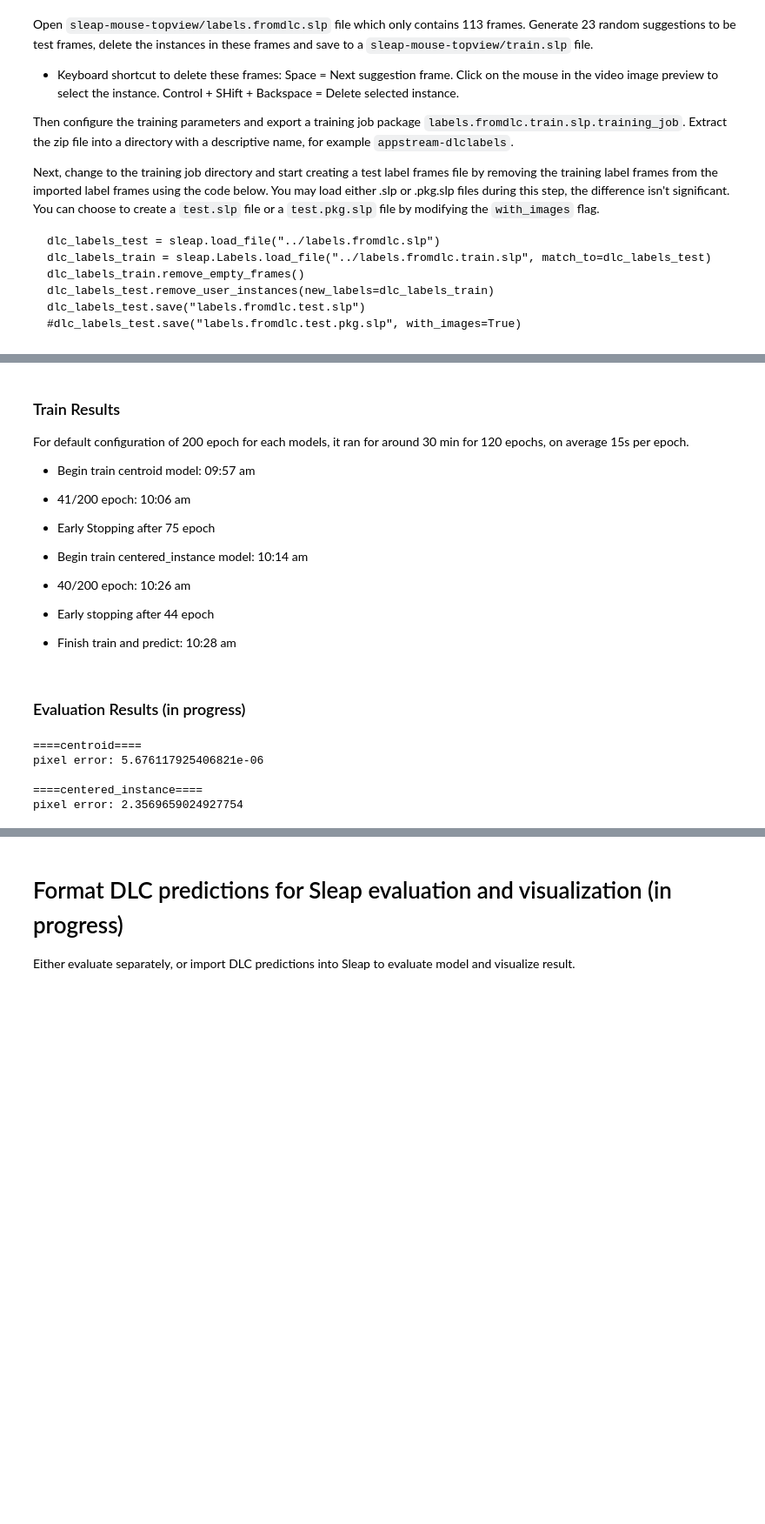
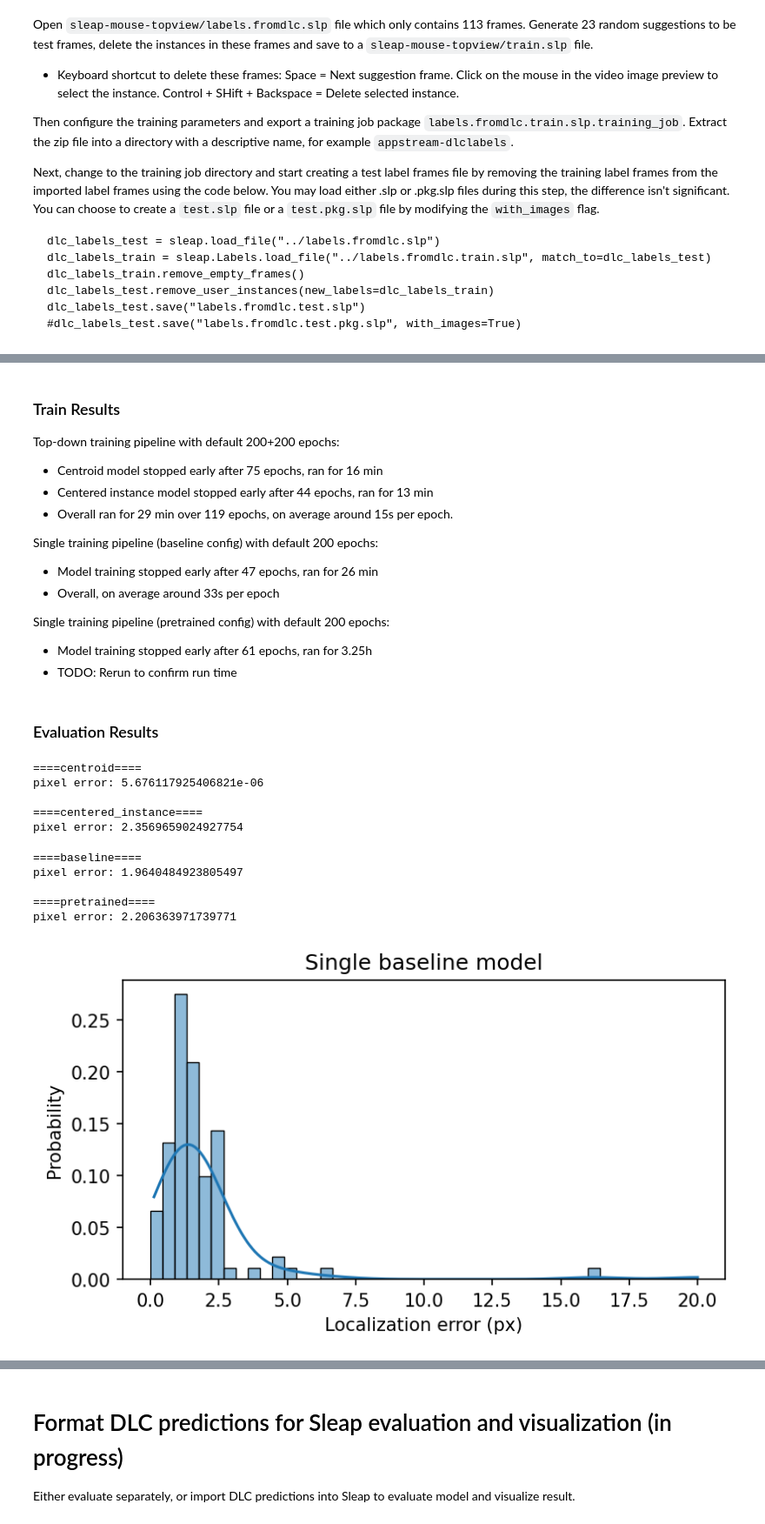
Before and after one commit to Louise-X10/Cloud-Pose-Estimation, a Jupyter notebook: Compare_Sleap.ipynb, the cells around one changed output, grey strips where cells are left out. Shown: that part at 87% size. Drawn from its saved outputs; the diff is of its cells as text; code cells hidden in the pictures; blank space fills up the shorter version.

Commit message:
feat: update train results, refactor nb

```diff
--- a/Compare_Sleap.ipynb
+++ b/Compare_Sleap.ipynb
@@ -39,12 +40,15 @@ from pathlib import Path
 import h5py
 import matplotlib.pyplot as plt
 import numpy as np
+import seaborn as sns
 
 NOTEBOOK_DIR = Path.cwd()
 SLEAP_PROJECT_DIR = NOTEBOOK_DIR / "sleap-mouse-topview"
 SLEAP_DIR = SLEAP_PROJECT_DIR / "appstream-sleap-compare"
 DLC_DIR = SLEAP_PROJECT_DIR / "appstream-dlclabels"
-COMPARE_DIR = SLEAP_PROJECT_DIR / "appstream-dlclabels-epoch200"
+MULTI_COMPARE_DIR = SLEAP_PROJECT_DIR / "appstream-dlclabels-epoch200"
+SINGLE_BASELINE_COMPARE_DIR = SLEAP_PROJECT_DIR / "appstream-dlclabels-epoch200-single-baseline"
+SINGLE_PRETRAINED_COMPARE_DIR = SLEAP_PROJECT_DIR / "appstream-dlclabels-epoch200-single-pretrained"
 # %% [markdown]
 This notebook assumes you use the same file structure denoted above, where the SLEAP_DIR is the training job folder for manual labels, and the DLC_DIR is the training job folder for imported DLC labels. These first two folders are used for trial training where the epoch size is small, and the COMPARE_DIR is the training job folder that uses the imported DLC labels and the default training epoch size, whose result will be used for comparison with DLC training.
 
@@ -211,16 +169,8 @@ Here is how you can load the model metrics for different splits, i.e. train, val
 # %%
 #help(sleap.load_metrics)
-metrics_val = sleap.load_metrics(CENTROID_MODEL, split="val")
-metrics_train = sleap.load_metrics(CENTROID_MODEL, split="train")
 metrics_test = sleap.load_metrics(CENTROID_MODEL, split="test")
 
-print("====train====")
-print("mAP:", metrics_train["oks_voc.mAP"])
-print("pixel error:", metrics_train["dist.avg"])
-print("====validation====")
-print("mAP:", metrics_val["oks_voc.mAP"])
-print("pixel error:", metrics_val["dist.avg"])
-print("====test====")
+print("====model metrics on test split====")
 print("mAP:", metrics_test["oks_voc.mAP"])
 print("pixel error:", metrics_test["dist.avg"])
 print("Error distance (50%):", metrics_test["dist.p50"])
@@ -367,26 +362,29 @@ Then run predictions on the video using the following command, and create the pr
 # %% [markdown]
 ### Train Results
 
-For default configuration of 200 epoch for each models, it ran for around 30 min for 120 epochs, on average 15s per epoch.
+Top-down training pipeline with default 200+200 epochs:
 
-- Begin train centroid model: 09:57 am
-- 41/200 epoch: 10:06 am
-- Early Stopping after 75 epoch
+- Centroid model stopped early after 75 epochs, ran for 16 min
+- Centered instance model stopped early after 44 epochs, ran for 13 min
+- Overall ran for 29 min over 119 epochs, on average around 15s per epoch.
 
-- Begin train centered_instance model: 10:14 am
-- 40/200 epoch: 10:26 am
-- Early stopping after 44 epoch
-- Finish train and predict: 10:28 am
+Single training pipeline (baseline config) with default 200 epochs:
+
+- Model training stopped early after 47 epochs, ran for 26 min
+- Overall, on average around 33s per epoch
+
+Single training pipeline (pretrained config) with default 200 epochs:
+
+- Model training stopped early after 61 epochs, ran for 3.25h
+- TODO: Rerun to confirm run time
 # %% [markdown]
-### Evaluation Results (in progress)
+### Evaluation Results
 # %%
-MODELS_DIR = COMPARE_DIR / "models"
+MODELS_DIR = MULTI_COMPARE_DIR / "models"
 CENTROID_MODEL = MODELS_DIR / "appstream-sleap-dlclabels-epoch200-230728_002222.centroid"
 CENTERED_INSTANCE_MODEL = MODELS_DIR / "appstream-sleap-dlclabels-epoch200-230728_002222.centered_instance"
-
 metrics_centroid = sleap.load_metrics(CENTROID_MODEL, split="test")
 metrics_centered_instance = sleap.load_metrics(CENTERED_INSTANCE_MODEL, split="test")
-
 
 print("====centroid====")
 print("pixel error:", metrics_centroid["dist.avg"])
@@ -400,10 +398,31 @@ pixel error: 5.676117925406821e-06
 
 ====centered_instance====
 pixel error: 2.3569659024927754
+# %%
+BASELINE_MODEL = SINGLE_BASELINE_COMPARE_DIR / "models" / "appstream-dlc-labels-single-baseline230731_225111.single_instance"
+metrics_baseline = sleap.load_metrics(BASELINE_MODEL, split="test")
+
+PRETRAINED_MODEL = SINGLE_PRETRAINED_COMPARE_DIR / "models" / "appstream-dlc-labels-single-pretrained230731_225241.single_instance"
+metrics_pretrained = sleap.load_metrics(PRETRAINED_MODEL, split="test")
+
+print("====baseline====")
+print("pixel error:", metrics_baseline["dist.avg"])
+print()
+
+print("====pretrained====")
+print("pixel error:", metrics_pretrained["dist.avg"])
+print()
+# %% [output]
+====baseline====
+pixel error: 1.9640484923805497
+
+====pretrained====
+pixel error: 2.206363971739771
 # %%
-import seaborn as sns
-
 plt.figure(figsize=(6, 3), dpi=150, facecolor="w")
-sns.histplot(metrics_centroid["dist.dists"].flatten(), binrange=(0, 20), kde=True, kde_kws={"clip": (0, 20)}, stat="probability")
+sns.histplot(metrics_baseline["dist.dists"].flatten(), binrange=(0, 20), kde=True, kde_kws={"clip": (0, 20)}, stat="probability")
 plt.xlabel("Localization error (px)")
+plt.title("Single baseline model")
 plt.show()
+# %% [output]
+[figure, added]
```
Also changed, not shown: parts of 30 cells of this notebook.
